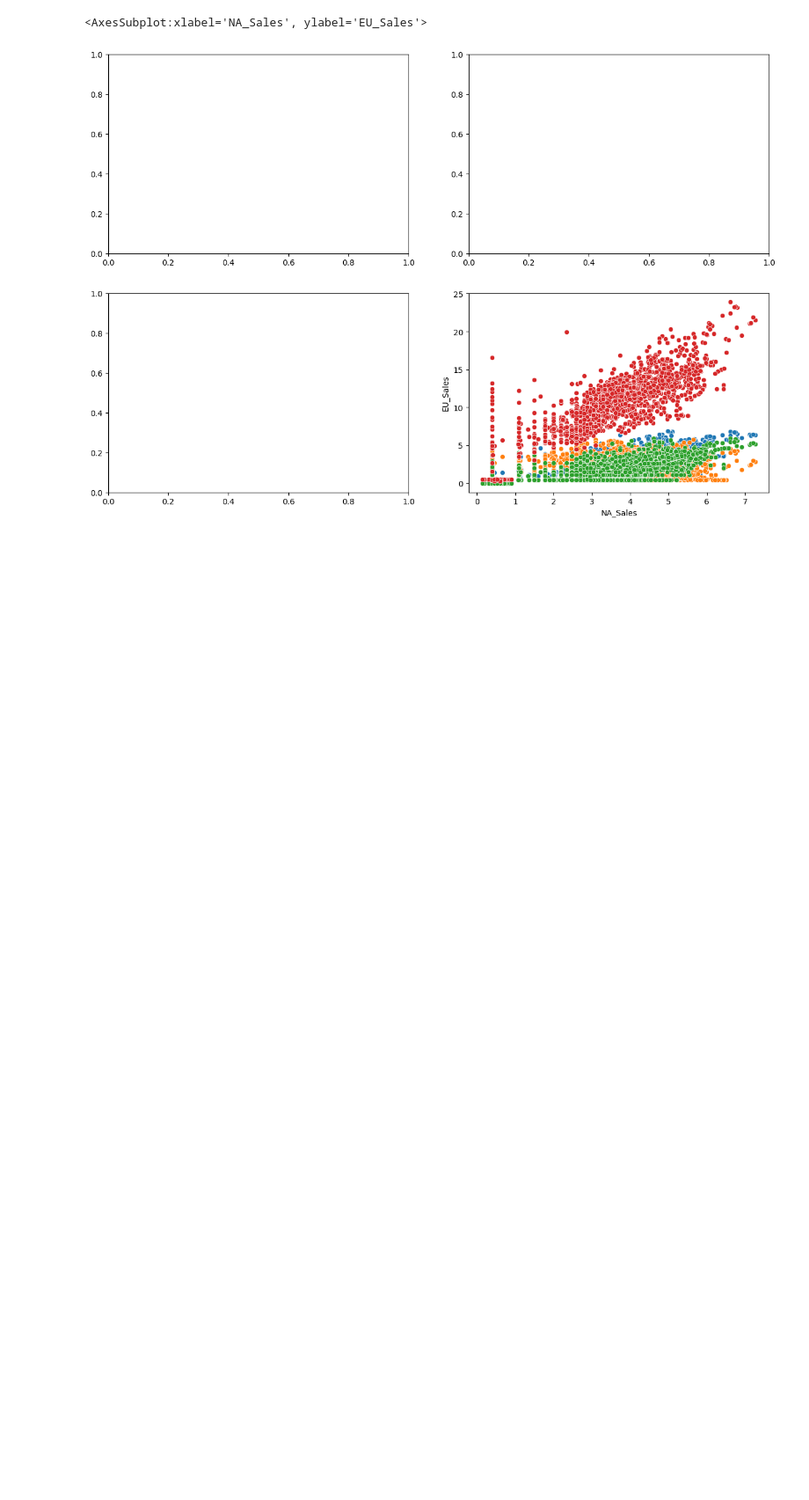
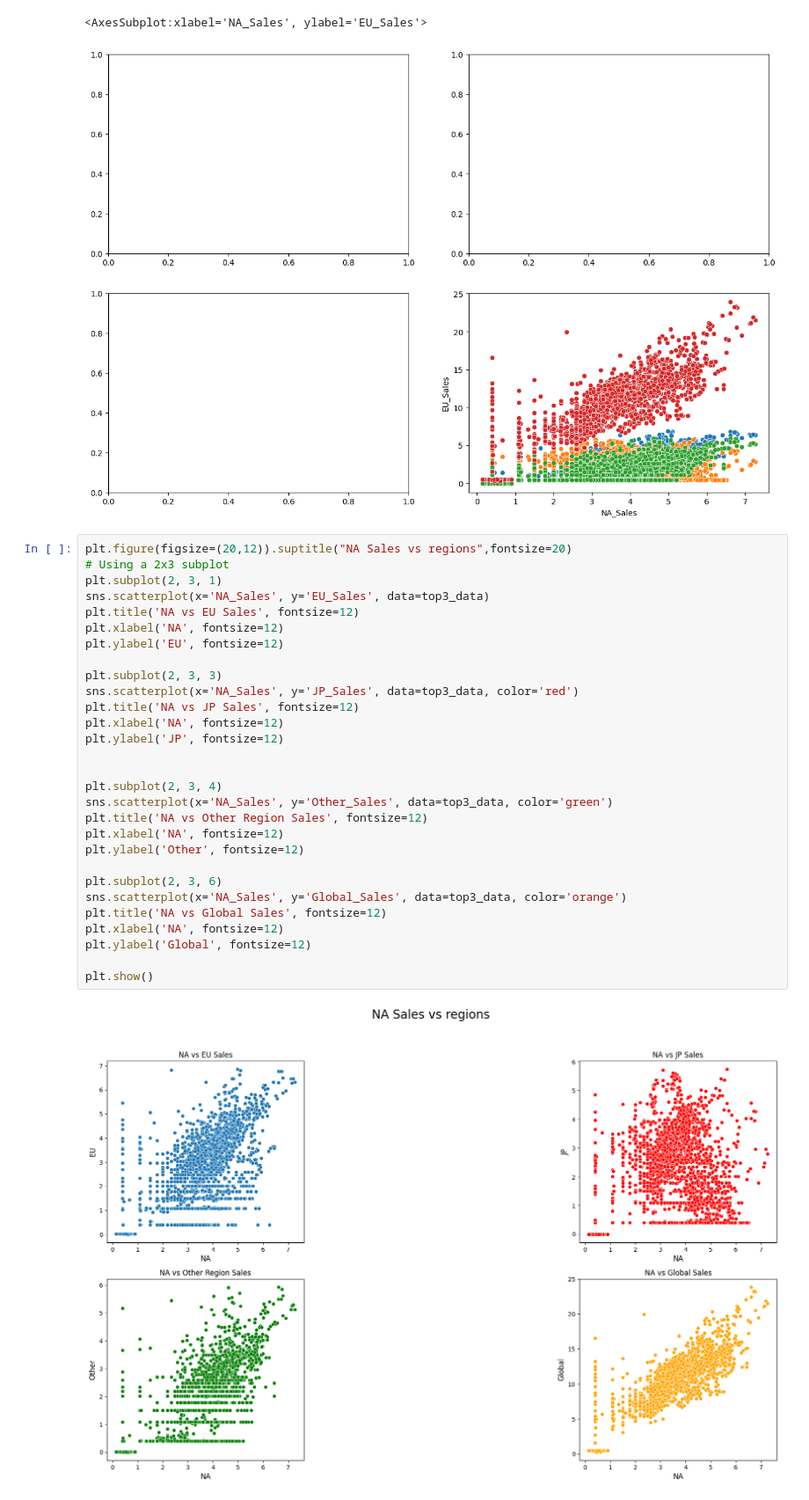
Before and after one commit to scaleracademy/dsml-may23-beginner-mon-2, a Jupyter notebook: Libraries/13 - Data Viz Bivariate Analysis.ipynb, the cells around one changed output. Shown at 88% size. Drawn from its saved outputs; the diff is of its cells as text; blank space fills up the shorter version.

Commit message:
Data Viz 3

```diff
--- a/Libraries/13 - Data Viz Bivariate Analysis.ipynb
+++ b/Libraries/13 - Data Viz Bivariate Analysis.ipynb
@@ -288,3 +288,34 @@ sns.scatterplot(x = "NA_Sales", y = "Global_Sales", data = top3_data)
 # %% [output]
 <AxesSubplot:xlabel='NA_Sales', ylabel='EU_Sales'>
 [figure]
+# %%
+plt.figure(figsize=(20,12)).suptitle("NA Sales vs regions",fontsize=20)
+# Using a 2x3 subplot
+plt.subplot(2, 3, 1)
+sns.scatterplot(x='NA_Sales', y='EU_Sales', data=top3_data)
+plt.title('NA vs EU Sales', fontsize=12)
+plt.xlabel('NA', fontsize=12)
+plt.ylabel('EU', fontsize=12)
+
+plt.subplot(2, 3, 3)
+sns.scatterplot(x='NA_Sales', y='JP_Sales', data=top3_data, color='red')
+plt.title('NA vs JP Sales', fontsize=12)
+plt.xlabel('NA', fontsize=12)
+plt.ylabel('JP', fontsize=12)
+
+
+plt.subplot(2, 3, 4)
+sns.scatterplot(x='NA_Sales', y='Other_Sales', data=top3_data, color='green')
+plt.title('NA vs Other Region Sales', fontsize=12)
+plt.xlabel('NA', fontsize=12)
+plt.ylabel('Other', fontsize=12)
+
+plt.subplot(2, 3, 6)
+sns.scatterplot(x='NA_Sales', y='Global_Sales', data=top3_data, color='orange')
+plt.title('NA vs Global Sales', fontsize=12)
+plt.xlabel('NA', fontsize=12)
+plt.ylabel('Global', fontsize=12)
+
+plt.show()
+# %% [output]
+[figure, added]
```
Also changed, not shown: parts of 1 cell of this notebook, 1 other file.
